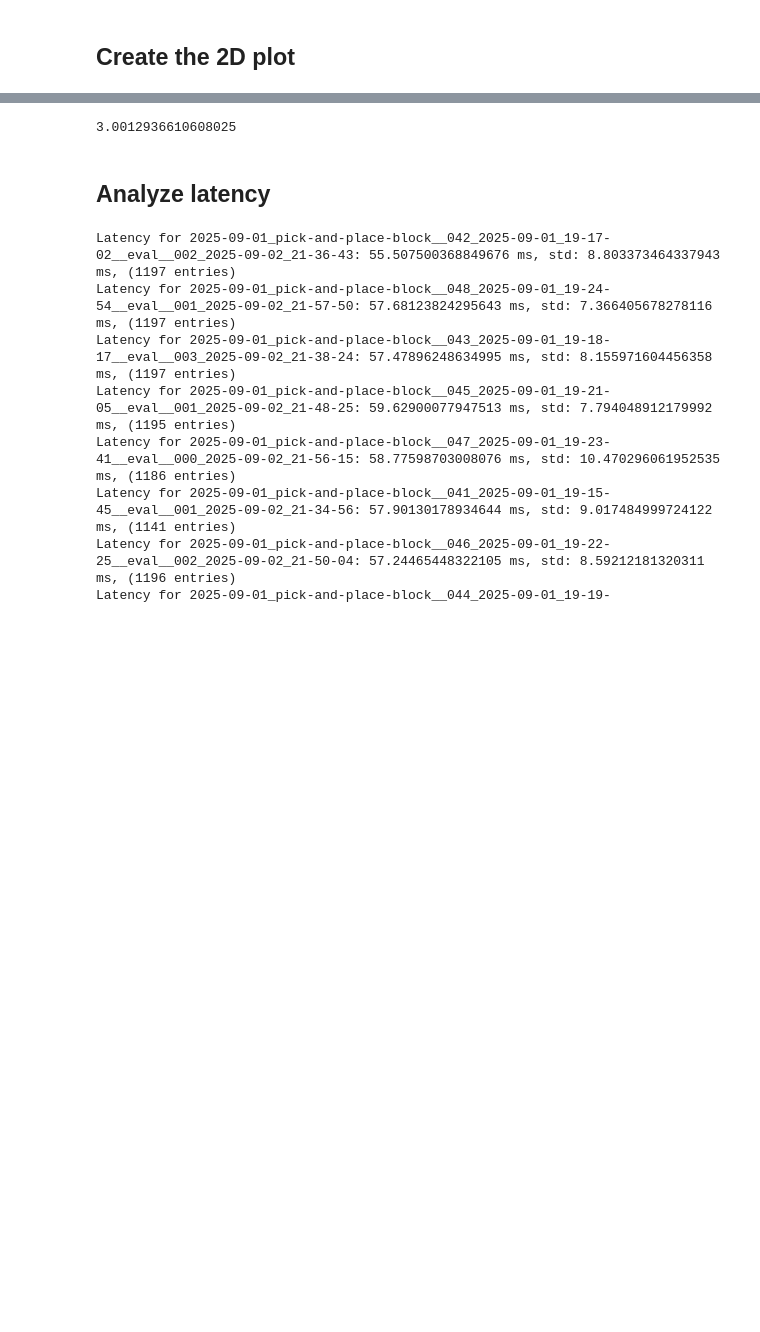
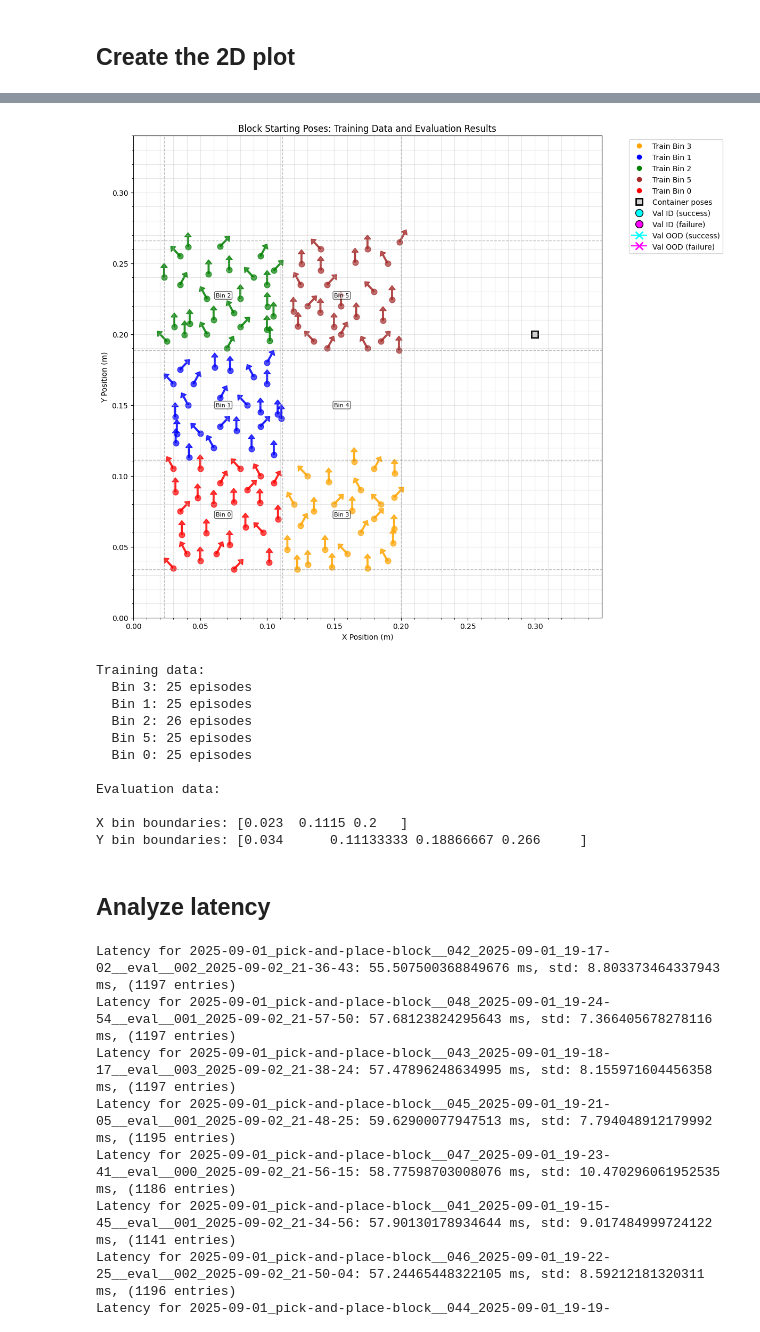
Before and after one commit to sherrychen1120/so101_bench, a Jupyter notebook: src/so101_bench/notebooks/inspect_dataset.ipynb, the cells around one changed output, grey strips where cells are left out. Saved outputs shown, nothing was run; the diff lists cells and outputs as text; code cells hidden in the pictures; blank space fills up the shorter version.

```diff
--- a/src/so101_bench/notebooks/inspect_dataset.ipynb
+++ b/src/so101_bench/notebooks/inspect_dataset.ipynb
@@ -29,6 +29,22 @@ print(f"Overall y range: {stratified_sampling_output['stratification_config']['a
 print(f"Number of val_id: {len(splits['val_id'])}")
 print(f"Number of train: {len(splits['train'])}")
 print(f"Number of val_ood: {len(splits['val_ood'])}")
+
+# Bin index to start pose xy range
+bin_to_range = {}
+for bin_idx, bin_data in stratified_sampling_output['sampling_outputs'].items():
+    bin_to_range[bin_idx] = {
+        'start_pose.block.x': bin_data['bin_ranges']['start_pose.block.x'],
+        'start_pose.block.y': bin_data['bin_ranges']['start_pose.block.y']
+    }
+
+# mapping from episode name to split
+episode_name_to_split = {}
+for key in ["val_id", "val_ood", "train"]:
+    for episode_name in splits[key]:
+        episode_name_to_split[episode_name] = key
+
+print(len(episode_name_to_split))
 # %% [output]
 Loaded stratified sampling stratified_sampling_output
 Number of bins: 6
@@ -64 +58,21 @@ print(len(episode_name_to_split))
+# %%
+def look_up_bin_idx(x, y, bin_to_range):
+    for bin_idx, bin_data in bin_to_range.items():
+        if bin_data['start_pose.block.x'][0] <= x < bin_data['start_pose.block.x'][1] and \
+            bin_data['start_pose.block.y'][0] <= y < bin_data['start_pose.block.y'][1]:
+            return bin_idx
+    return None
+
+# Function to load episode task config
+def load_episode_task_config(dataset_root, dataset_name, episode_name):
+    episode_dir = dataset_root / dataset_name / "episodes" / episode_name
+    task_config_path = os.path.join(episode_dir, "task_config.yaml")
+    with open(task_config_path, 'r') as f:
+        return yaml.safe_load(f)
+
+def load_episode_eval_score(dataset_root, dataset_name, episode_name):
+    episode_dir = dataset_root / dataset_name / "episodes" / episode_name
+    eval_score_path = os.path.join(episode_dir, "eval_score.yaml")
+    with open(eval_score_path, 'r') as f:
+        return yaml.safe_load(f)
 # %%
@@ -284,11 +305,18 @@ Y bin boundaries: [0.034      0.11133333 0.18866667 0.266     ]
-# %%
-# # Calculate bin boundaries
-# x_bins = np.linspace(x_range[0], x_range[1], num=round((x_range[1] - x_range[0]) / x_bin_size))
-# y_bins = np.linspace(y_range[0], y_range[1], num=round((y_range[1] - y_range[0]) / y_bin_size))
-
-(y_range[1] - y_range[0]) / y_bin_size
-# %% [output]
-3.0012936610608025
+# %%
+plot_block_poses(block_poses, container_poses, eval_poses_and_results=[], sampled_poses=None)
+# %% [output]
+[figure, added]
+Training data:
+  Bin 3: 25 episodes
+  Bin 1: 25 episodes
+  Bin 2: 26 episodes
+  Bin 5: 25 episodes
+  Bin 0: 25 episodes
+
+Evaluation data:
+
+X bin boundaries: [0.023  0.1115 0.2   ]
+Y bin boundaries: [0.034      0.11133333 0.18866667 0.266     ]
 # %% [markdown]
 ## Analyze latency
 # %%
```
Also changed, not shown: parts of 9 cells of this notebook, 1 other file.
